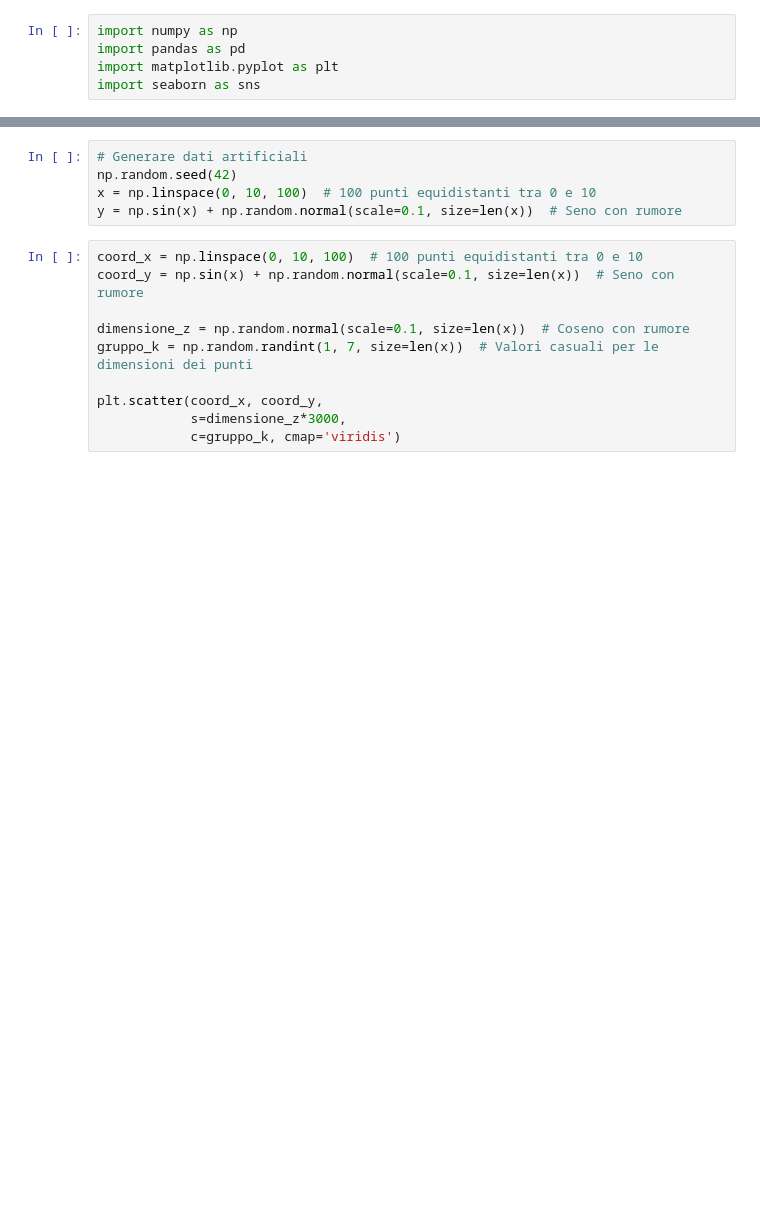
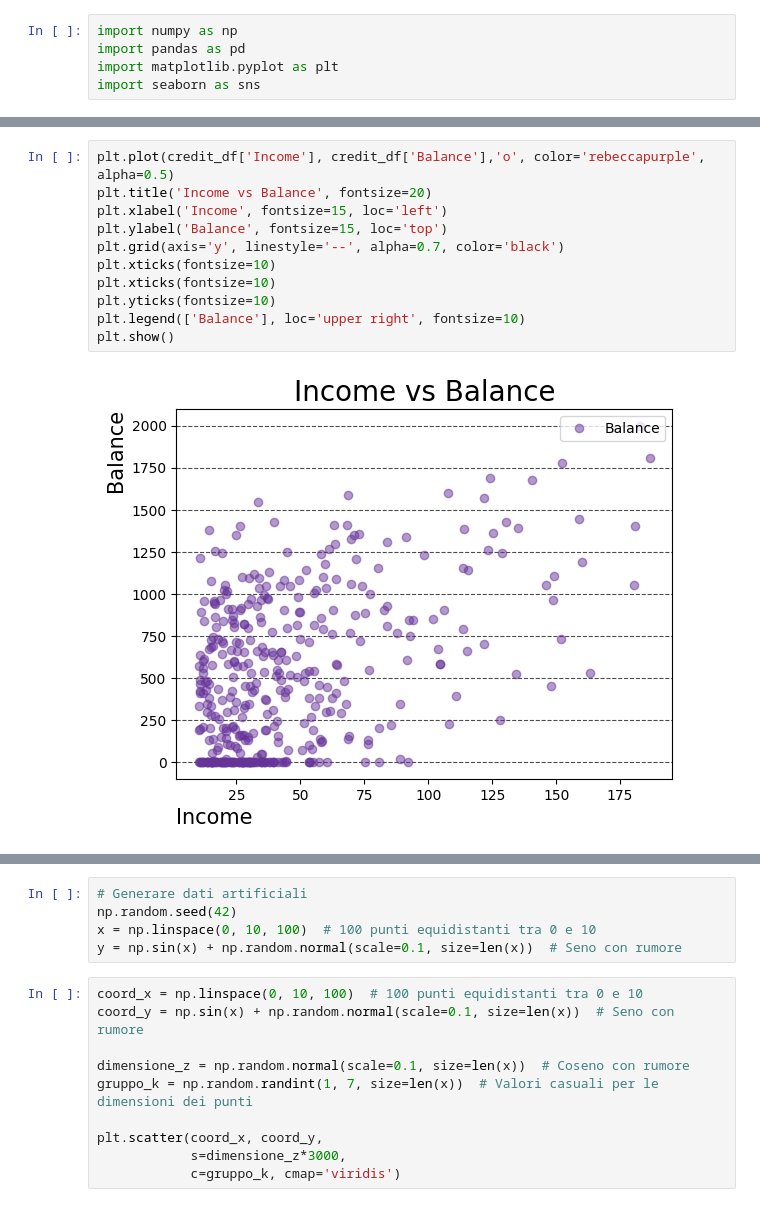
Before and after one commit to vincenzorrei/EDU-MatplotlibFundamentals, a Jupyter notebook: scatters.ipynb, the cells around one changed output, grey strips where cells are left out. Drawn from its saved outputs; the diff is of its cells as text; blank space fills up the shorter version.

```diff
--- a/scatters.ipynb
+++ b/scatters.ipynb
@@ -32,0 +31,13 @@ pippo
+# %%
+plt.plot(credit_df['Income'], credit_df['Balance'],'o', color='rebeccapurple', alpha=0.5)
+plt.title('Income vs Balance', fontsize=20)
+plt.xlabel('Income', fontsize=15, loc='left')
+plt.ylabel('Balance', fontsize=15, loc='top')
+plt.grid(axis='y', linestyle='--', alpha=0.7, color='black')
+plt.xticks(fontsize=10)
+plt.xticks(fontsize=10)
+plt.yticks(fontsize=10)
+plt.legend(['Balance'], loc='upper right', fontsize=10)
+plt.show()
+# %% [output]
+[figure, added]
```
Also changed, not shown: parts of 8 cells of this notebook.
